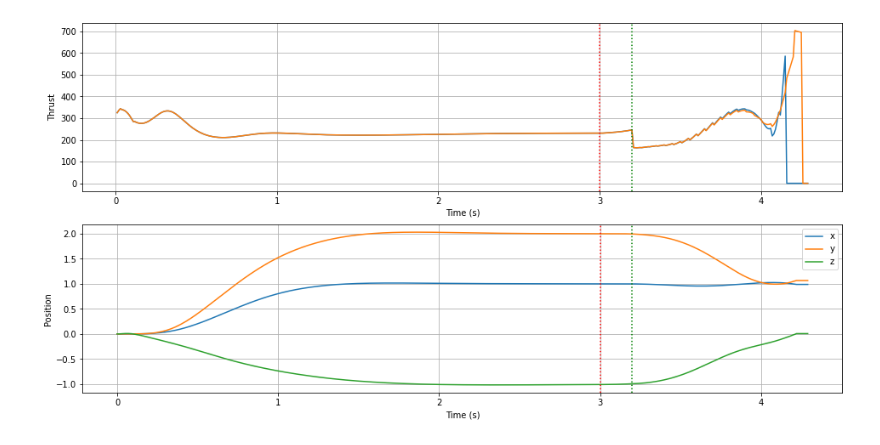
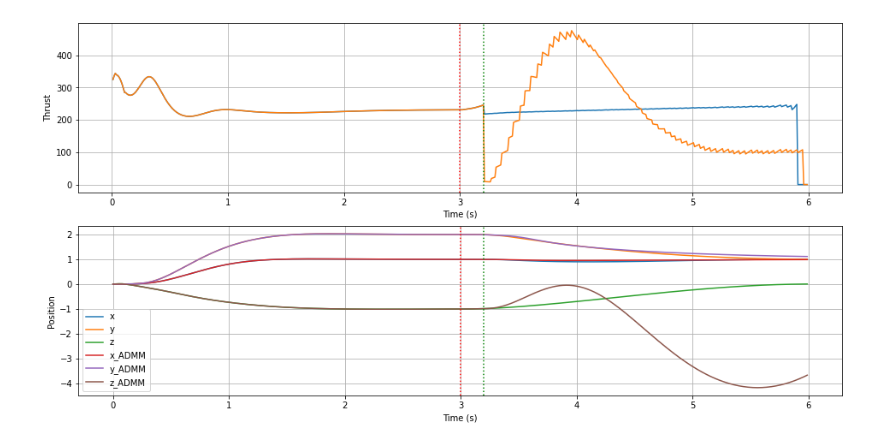
Before and after one commit to acsl-inha/drone_simulation, a Jupyter notebook: src/Euler_angle_guidance.ipynb, the cells around one changed output. Cells and saved outputs as stored; diff of their text form; code cells hidden in the pictures.

```diff
--- a/src/Euler_angle_guidance.ipynb
+++ b/src/Euler_angle_guidance.ipynb
@@ -539,7 +540,7 @@ G0 = np.zeros(4)
 U0 = np.zeros(4)
 R0 = np.zeros(nRotors)
 
-time_arrival = 4.3
+time_arrival = 6
 
 t = np.arange(0,time_arrival, dt)
 n = len(t)
@@ -600,24 +601,27 @@ ADMM elapsed time :  0.002910137176513672
 # %%
 plt.figure(figsize=(16,8))
 plt.subplot(211)
 plt.plot(t[1:],G[0,:])
 plt.plot(t[1:],G2[0,:])
 plt.axvline(t_fail, linestyle=':',  color='r')
 plt.axvline(t_fail + t_detect, linestyle=':',  color='g')
 plt.ylabel("Thrust")
 plt.xlabel("Time (s)")
 plt.grid()
 
 plt.subplot(212)
 plt.plot(t[:],X[6,:],label='x')
 plt.plot(t[:],X[7,:],label='y')
 plt.plot(t[:],X[8,:],label='z')
+plt.plot(t[:],X2[6,:],label='x_ADMM')
+plt.plot(t[:],X2[7,:],label='y_ADMM')
+plt.plot(t[:],X2[8,:],label='z_ADMM')
 plt.axvline(t_fail, linestyle=':',  color='r')
 plt.axvline(t_fail + t_detect, linestyle=':',  color='g')
 plt.ylabel("Position")
 plt.xlabel("Time (s)")
 plt.legend()
 plt.grid()
 # %% [output]
-[figure, old version]
+[figure, new version]
 # %%
```
Also changed, not shown: parts of 6 cells of this notebook.
